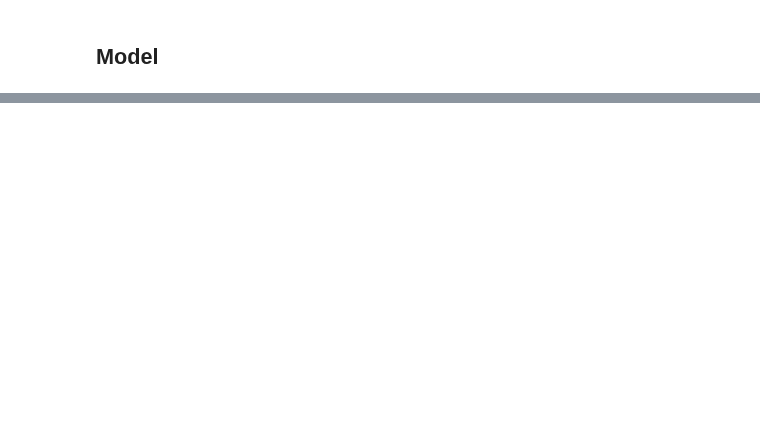
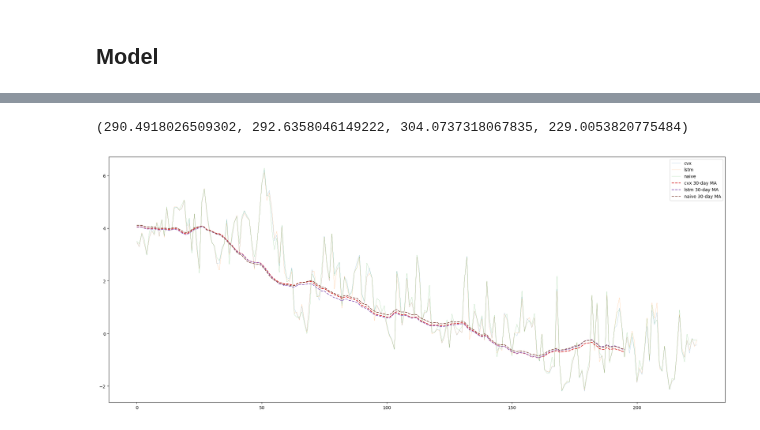
Before and after one commit to Joris-Dprtr/DFL_PVB, a Jupyter notebook: notebooks/MPC_main_notebook.ipynb, the cells around one changed output, grey strips where cells are left out. Drawn from its saved outputs; the diff is of its cells as text; code cells hidden in the pictures; blank space fills up the shorter version.

```diff
--- a/notebooks/MPC_main_notebook.ipynb
+++ b/notebooks/MPC_main_notebook.ipynb
@@ -330,0 +439,18 @@ torch.save(lstm_opt.state_dict(), '../models/LSTM_CVX/building_' + str(building)
+# %%
+for i in range(len(X_test)):
+    parameters[0].value = torch_py(rescale(X_test[i,:,0], scalers_opt[0]))
+    parameters[1].value = torch_py(X_test[i,-time:,-4])
+    parameters[2].value = torch_py(X_test[i,-time:,-3])
+    parameters[3].value = torch_py(X_test[i,-time:,-2])
+    parameters[4].value = torch_py(X_test[i,-1:,-1])[0]
+    problem.solve()
+
+    parameters_post[0].value = torch_py(rescale(y_test[i,:], scalers[0]))
+    parameters_post[1].value = torch_py(X_test[i,-time:,-4])
+    parameters_post[2].value = torch_py(X_test[i,-time:,-3])
+    parameters_post[3].value = torch_py(X_test[i,-time:,-2])
+    parameters_post[4].value = torch_py(X_test[i,-1:,-1])[0]
+    parameters_post[5].value = variables[-2].value
+    parameters_post[6].value = variables[-1].value
+    solution = problem_post.solve()
+    naive_solutions.append(solution)
@@ -330,0 +466,29 @@ torch.save(lstm_opt.state_dict(), '../models/LSTM_CVX/building_' + str(building)
+# %%
+sum(lstm_solutions), sum(cvx_solutions), sum(naive_solutions), sum(perfect_solutions)
+# %% [output]
+(290.4918026509302, 292.6358046149222, 304.0737318067835, 229.0053820775484)
+# %%
+import numpy as np
+import matplotlib.pyplot as plt
+
+def moving_average(data, window_size):
+    return np.convolve(data, np.ones(window_size)/window_size, mode='valid')
+
+window_size = 30  # Replace with your desired window size
+
+plt.figure(figsize=(25,10))
+
+# Plot original data
+plt.plot(cvx_solutions, linewidth=0.2, label="cvx")
+plt.plot(lstm_solutions, linewidth=0.2, label="lstm")
+plt.plot(naive_solutions, linewidth=0.2, label="naive")
+
+# Compute and plot moving averages
+plt.plot(moving_average(cvx_solutions, window_size), label=f"cvx {window_size}-day MA", linestyle="dashed")
+plt.plot(moving_average(lstm_solutions, window_size), label=f"lstm {window_size}-day MA", linestyle="dashed")
+plt.plot(moving_average(naive_solutions, window_size), label=f"naive {window_size}-day MA", linestyle="dashed")
+
+plt.legend()
+plt.show()
+# %% [output]
+[figure, added]
```
Also changed, not shown: parts of 27 cells of this notebook, 7 other files.
